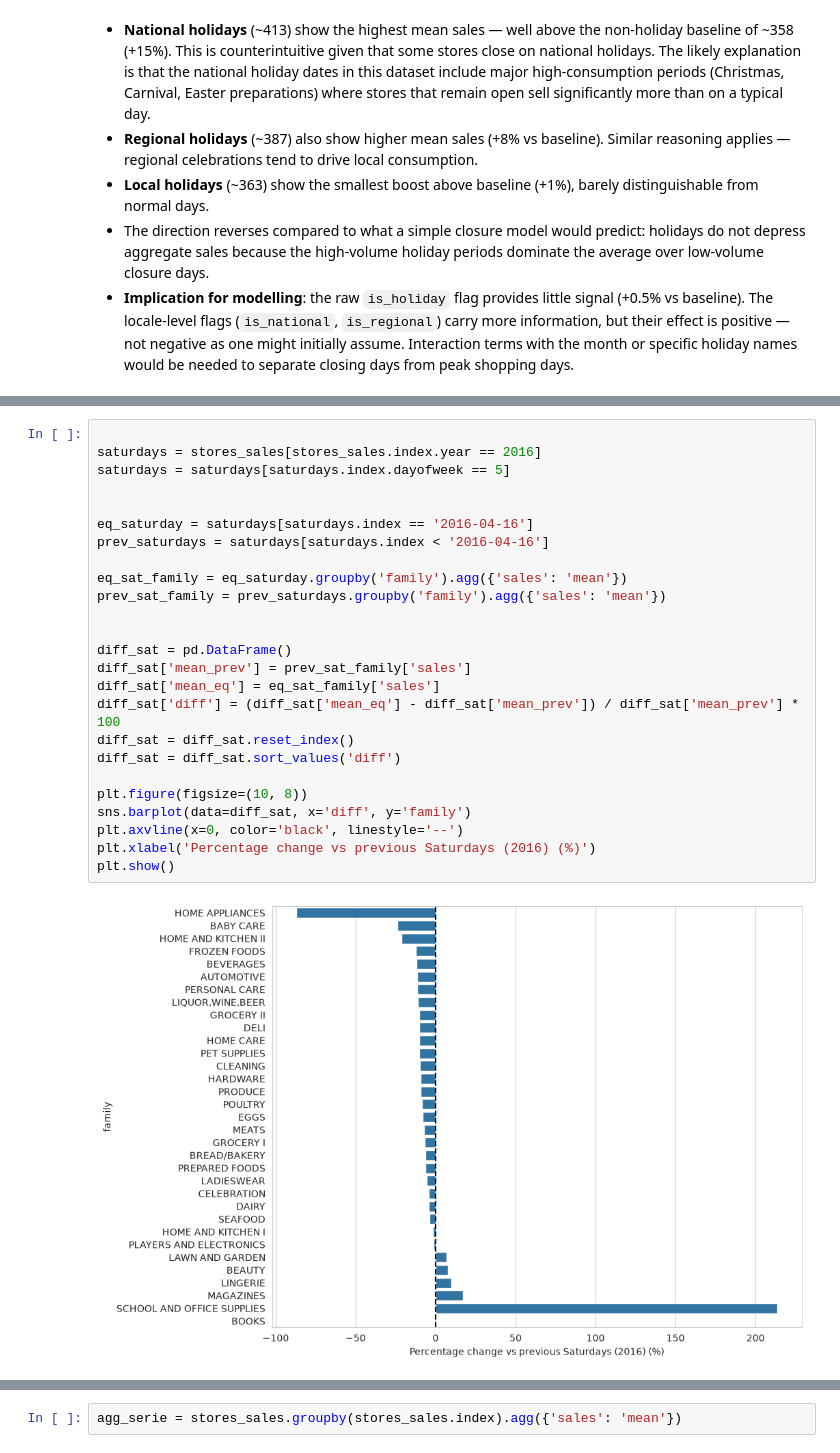
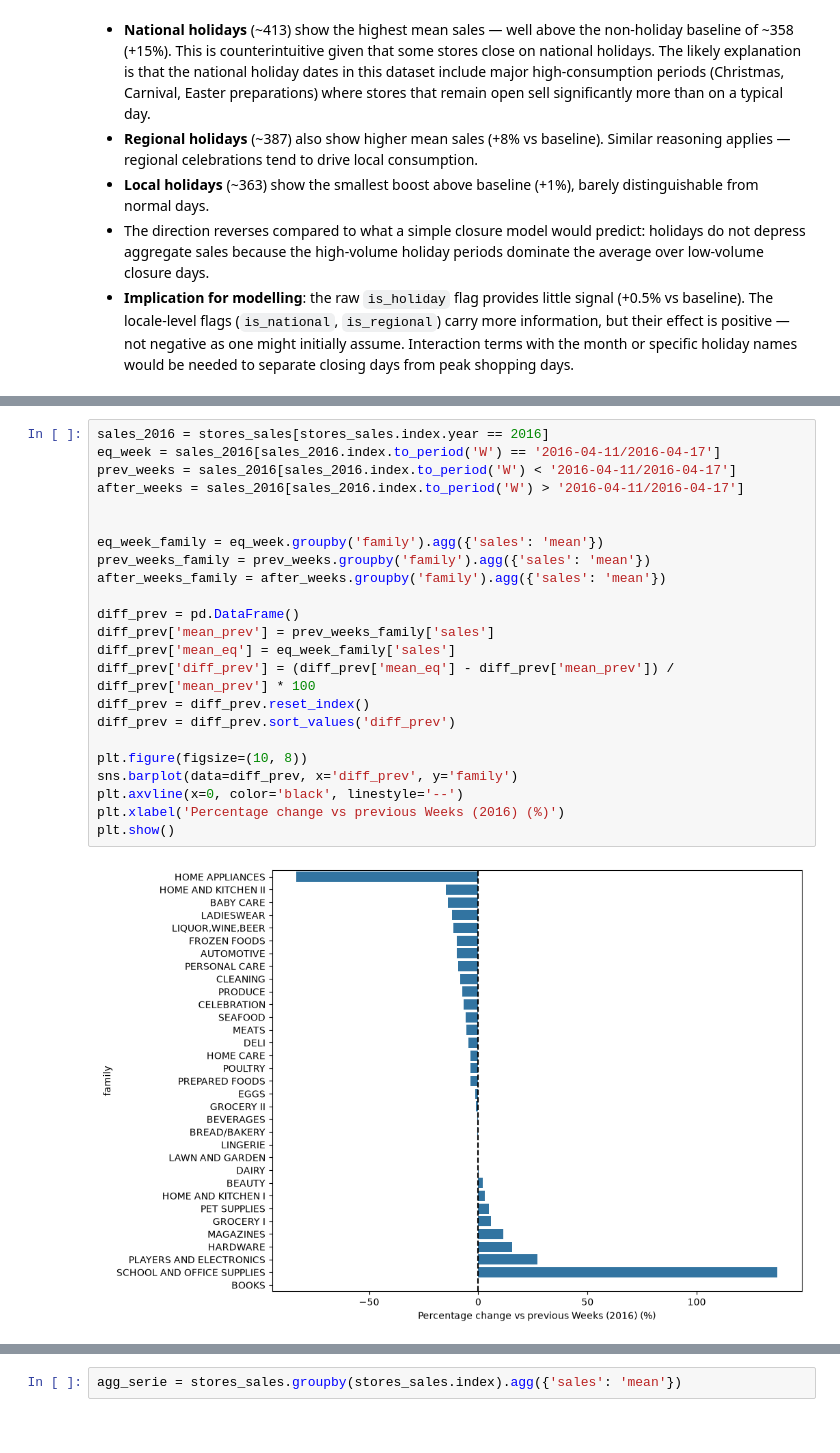
Before and after one commit to AlejandroBeldaFernandez/Store-Sales, a Jupyter notebook: Store Sales.ipynb, the cells around one changed output, grey strips where cells are left out. Drawn from its saved outputs; the diff is of its cells as text.

```diff
--- a/Store Sales.ipynb
+++ b/Store Sales.ipynb
@@ -906,27 +894,25 @@ plt.show()
-# %%
-
-saturdays = stores_sales[stores_sales.index.year == 2016]
-saturdays = saturdays[saturdays.index.dayofweek == 5]
-
-
-eq_saturday = saturdays[saturdays.index == '2016-04-16']
-prev_saturdays = saturdays[saturdays.index < '2016-04-16']
-
-eq_sat_family = eq_saturday.groupby('family').agg({'sales': 'mean'})
-prev_sat_family = prev_saturdays.groupby('family').agg({'sales': 'mean'})
-
-
-diff_sat = pd.DataFrame()
-diff_sat['mean_prev'] = prev_sat_family['sales']
-diff_sat['mean_eq'] = eq_sat_family['sales']
-diff_sat['diff'] = (diff_sat['mean_eq'] - diff_sat['mean_prev']) / diff_sat['mean_prev'] * 100
-diff_sat = diff_sat.reset_index()
-diff_sat = diff_sat.sort_values('diff')
-
-plt.figure(figsize=(10, 8))
-sns.barplot(data=diff_sat, x='diff', y='family')
-plt.axvline(x=0, color='black', linestyle='--')
-plt.xlabel('Percentage change vs previous Saturdays (2016) (%)')
-plt.show()
-# %% [output]
-[figure, removed]
+# %%
+sales_2016 = stores_sales[stores_sales.index.year == 2016]
+eq_week = sales_2016[sales_2016.index.to_period('W') == '2016-04-11/2016-04-17']
+prev_weeks = sales_2016[sales_2016.index.to_period('W') < '2016-04-11/2016-04-17']
+after_weeks = sales_2016[sales_2016.index.to_period('W') > '2016-04-11/2016-04-17']
+
+
+eq_week_family = eq_week.groupby('family').agg({'sales': 'mean'})
+prev_weeks_family = prev_weeks.groupby('family').agg({'sales': 'mean'})
+after_weeks_family = after_weeks.groupby('family').agg({'sales': 'mean'})
+
+diff_prev = pd.DataFrame()
+diff_prev['mean_prev'] = prev_weeks_family['sales']
+diff_prev['mean_eq'] = eq_week_family['sales']
+diff_prev['diff_prev'] = (diff_prev['mean_eq'] - diff_prev['mean_prev']) / diff_prev['mean_prev'] * 100
+diff_prev = diff_prev.reset_index()
+diff_prev = diff_prev.sort_values('diff_prev')
+
+plt.figure(figsize=(10, 8))
+sns.barplot(data=diff_prev, x='diff_prev', y='family')
+plt.axvline(x=0, color='black', linestyle='--')
+plt.xlabel('Percentage change vs previous Weeks (2016) (%)')
+plt.show()
+# %% [output]
+[figure, added]
```
Also changed, not shown: parts of 14 cells of this notebook.
